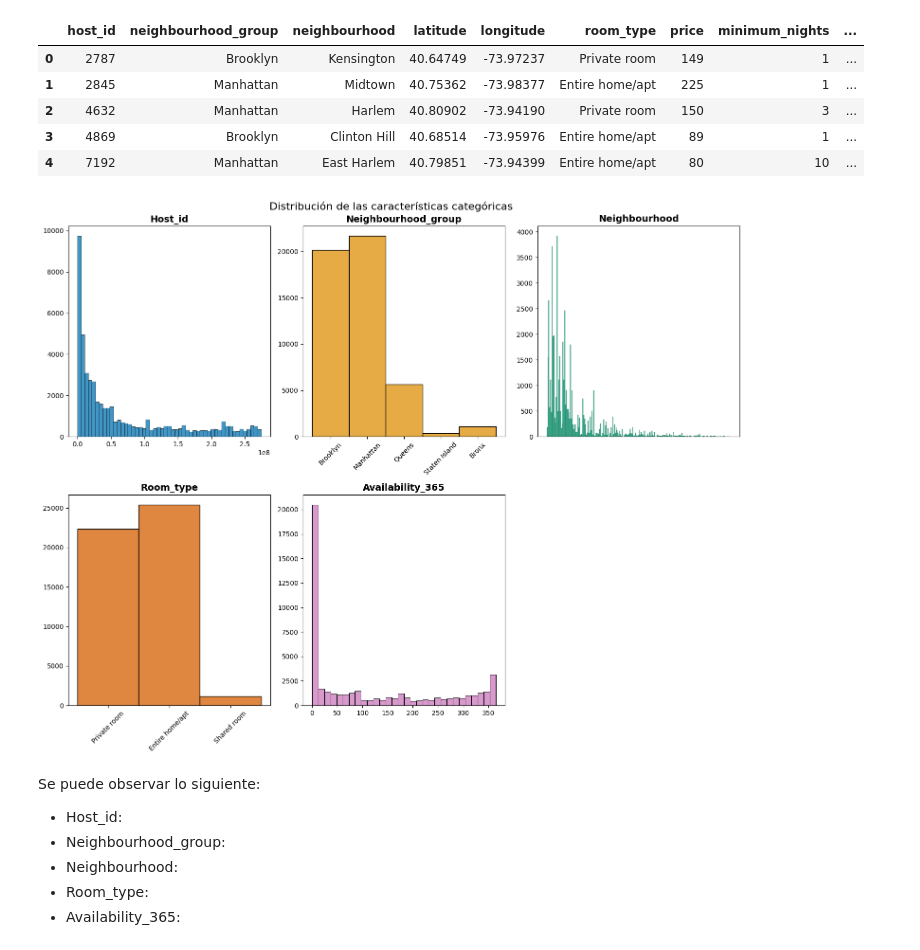
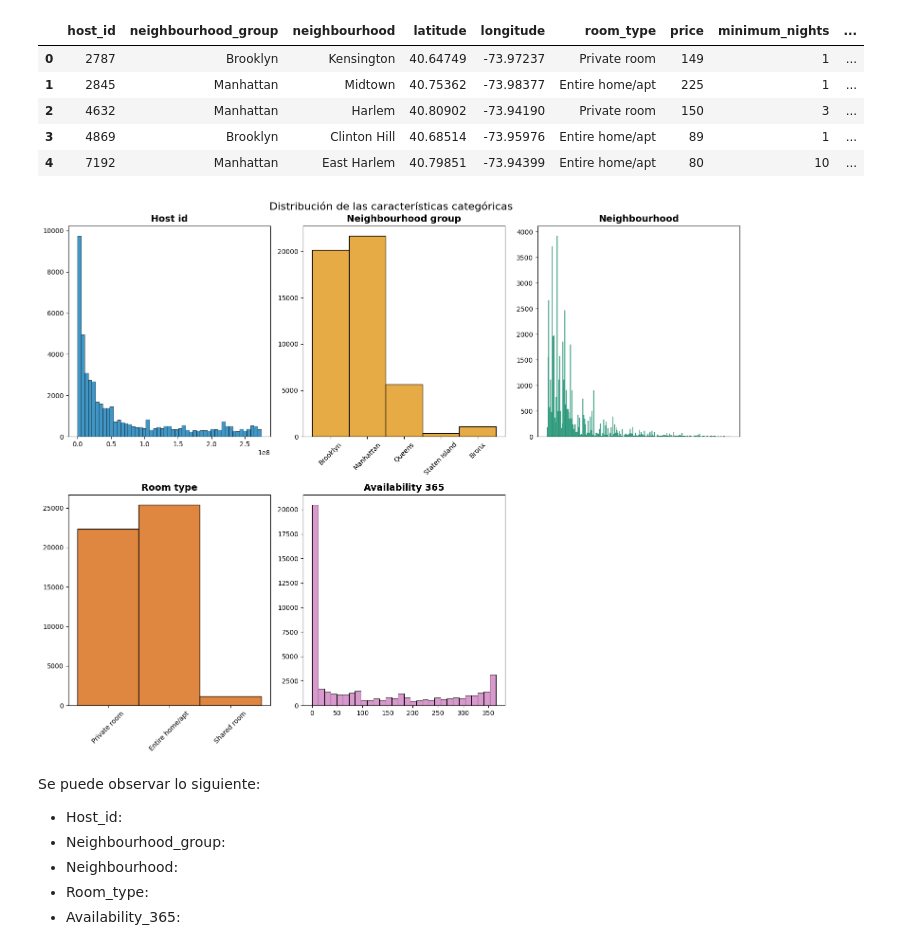
Before and after one commit to 4GeeksAcademy/Booting_algorithm-NatTajuelo, a Jupyter notebook: src/explore.ipynb, the cells around one changed output. Saved outputs shown, nothing was run; the diff lists cells and outputs as text; code cells hidden in the pictures.

```diff
--- a/src/explore.ipynb
+++ b/src/explore.ipynb
@@ -81,42 +81,38 @@ total_data.head()
 | 2 | 4632 | Manhattan | Harlem | 40.80902 | -73.94190 | Private room | 150 | 3 | ... |
 | 3 | 4869 | Brooklyn | Clinton Hill | 40.68514 | -73.95976 | Entire home/apt | 89 | 1 | ... |
 | 4 | 7192 | Manhattan | East Harlem | 40.79851 | -73.94399 | Entire home/apt | 80 | 10 | ... |
-# %%
-import matplotlib.pyplot as plt
-import seaborn as sns
-
-#Analisis con histogramas para las características categóricas
-
-fig, axis = plt.subplots(2, 3, figsize=(15, 12))
-fig.suptitle("Distribución de las características categóricas", fontsize=16)
-
-sns.histplot(ax = axis[0,0], data = total_data, x = "host_id", color=sns.color_palette("colorblind")[0]).set(xlabel = None, ylabel = None)
-
-ax1 = sns.histplot(ax = axis[0,1], data = total_data, x = "neighbourhood_group", color=sns.color_palette("colorblind")[1]).set(xlabel = None, ylabel = None)
-axis[0,1].set_xticklabels(axis[0,1].get_xticklabels(), rotation=45)
-
-ax2 = sns.histplot(ax=axis[0, 2], data=total_data, x = "neighbourhood", color=sns.color_palette("colorblind")[2])
-ax2.set_xticks([])
-ax2.set(xlabel = None, ylabel = None)
-
-ax3 = sns.histplot(ax = axis[1,0], data = total_data, x = "room_type", color=sns.color_palette("colorblind")[3]).set(xlabel = None, ylabel = None)
-axis[1,0].set_xticklabels(axis[1,0].get_xticklabels(), rotation=45)
-
-sns.histplot(ax = axis[1,1], data = total_data, x = "availability_365", color=sns.color_palette("colorblind")[4]).set(xlabel = None, ylabel = None)
-
-axis[0, 0].set_title("Host_id", fontsize=14, fontweight='bold')
-axis[0, 1].set_title("Neighbourhood_group", fontsize=14, fontweight='bold')
-axis[0, 2].set_title("Neighbourhood", fontsize=14, fontweight='bold')
-axis[1, 0].set_title("Room_type", fontsize=14, fontweight='bold')
-axis[1, 1].set_title("Availability_365", fontsize=14, fontweight='bold')
-
-fig.delaxes(axis[1, 2])
-
-plt.tight_layout()
-
-plt.show()
-# %% [output]
-[figure, removed]
+# %%
+import seaborn as sns
+import matplotlib.pyplot as plt
+
+fig, axis = plt.subplots(2, 3, figsize=(15, 12))
+fig.suptitle("Distribución de las características categóricas", fontsize=16)
+
+categorias = [
+    ("host_id", 0, 0),
+    ("neighbourhood_group", 0, 1),
+    ("neighbourhood", 0, 2),
+    ("room_type", 1, 0),
+    ("availability_365", 1, 1),
+]
+colores = sns.color_palette("colorblind")
+
+for i, (col, row, col_pos) in enumerate(categorias):
+    ax = axis[row, col_pos]
+    sns.histplot(data=total_data, x=col, ax=ax, color=colores[i]).set(xlabel=None, ylabel=None)
+    ax.set_title(col.replace("_", " ").capitalize(), fontsize=14, fontweight='bold')
+
+    if col in ["neighbourhood_group", "room_type"]:
+        ax.set_xticklabels(ax.get_xticklabels(), rotation=45)
+    if col == "neighbourhood":
+        ax.set_xticks([])
+
+fig.delaxes(axis[1, 2])
+
+plt.tight_layout()
+plt.show()
+# %% [output]
+[figure, added]
 # %% [markdown]
 Se puede observar lo siguiente:
 
```
Also changed, not shown: parts of 27 cells of this notebook, 2 other files.
